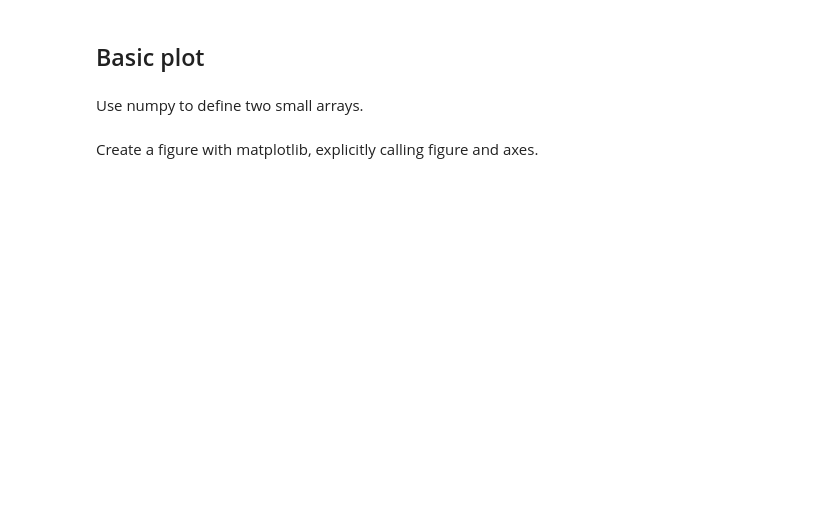
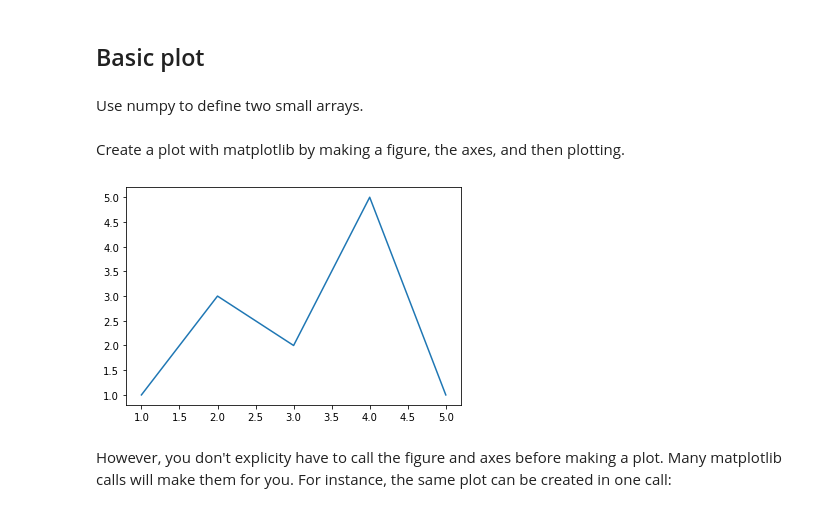
Before and after one commit to anissa111/matplotlib-tutorial, a Jupyter notebook: Prerelease.ipynb, the cells around one changed output. Saved outputs shown, nothing was run; the diff lists cells and outputs as text; code cells hidden in the pictures; blank space fills up the shorter version.

```diff
--- a/Prerelease.ipynb
+++ b/Prerelease.ipynb
@@ -32,5 +45,18 @@ Use numpy to define two small arrays.
 x = np.array([1, 2, 3, 4, 5])
 y = np.array([1, 3, 2, 5, 1])
 # %% [markdown]
-Create a figure with matplotlib, explicitly calling figure and axes.
+Create a plot with matplotlib by making a figure, the axes, and then plotting.
+# %%
+# Create a figure
+fig = plt.figure()
+
+# Add axes to the figure on a 1x1 grid, of which this is in the first position
+ax = fig.add_subplot(1, 1, 1)
+
+# Plot the x and y variables created above from the axes object.
+ax.plot(x,y);
+# %% [output]
+[figure, added]
+# %% [markdown]
+However, you don't explicity have to call the figure and axes before making a plot. Many matplotlib calls will make them for you. For instance, the same plot can be created in one call:
 # %%
```
Also changed, not shown: parts of 24 cells of this notebook.
